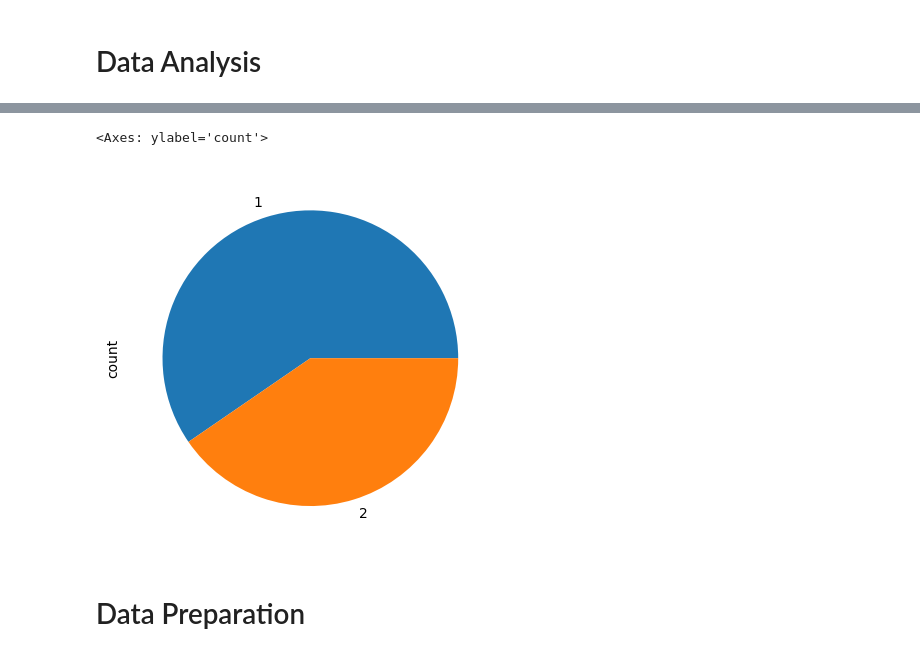
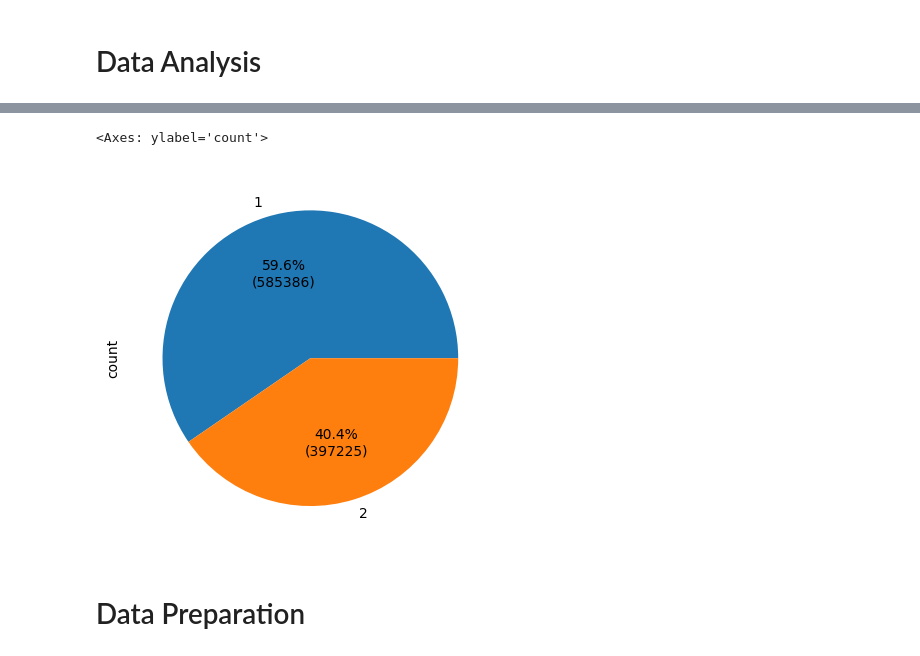
Before and after one commit to camilaleniss/miad-dsa-project, a Jupyter notebook: notebooks/Predictions.ipynb, the cells around one changed output, grey strips where cells are left out. Cells and saved outputs as stored; diff of their text form; code cells hidden in the pictures.

```diff
--- a/notebooks/Predictions.ipynb
+++ b/notebooks/Predictions.ipynb
@@ -124,12 +124,11 @@ df.describe()
 | 50% | 11.000000 | 415.000000 | 1.000000 | 442.000000 | 30.000000 | 203.000000 | 1.000000 | 1.000000 | 442.000000 | 34.058900 | ... |
 | 75% | 16.000000 | 686.000000 | 2.000000 | 626.000000 | 44.000000 | 501.000000 | 1.000000 | 1.000000 | 626.000000 | 34.164900 | ... |
 | max | 21.000000 | 1208.000000 | 2.000000 | 956.000000 | 120.000000 | 976.000000 | 5.000000 | 5.000000 | 956.000000 | 34.334300 | ... |
-# %%
-# Distribucion de mi variable independiente
-df['Part 1-2'].value_counts().plot(kind='pie')
-# %% [output]
-<Axes: ylabel='count'>
-[figure, removed]
+# %%
+df['Part 1-2'].value_counts().plot(kind='pie', autopct=lambda p: f'{p:.1f}%\n({int(p * sum(df["Part 1-2"].value_counts()) / 100)})')
+# %% [output]
+<Axes: ylabel='count'>
+[figure, added]
 # %% [markdown]
 # Data Preparation
 # %%
```
